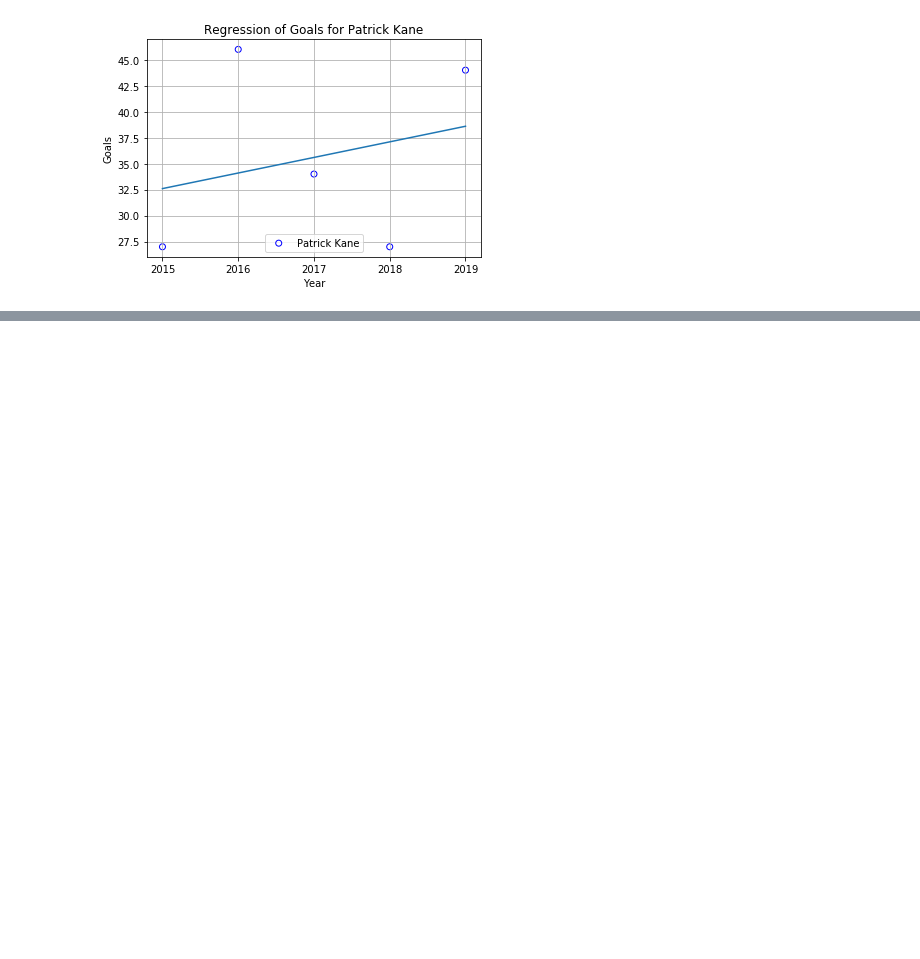
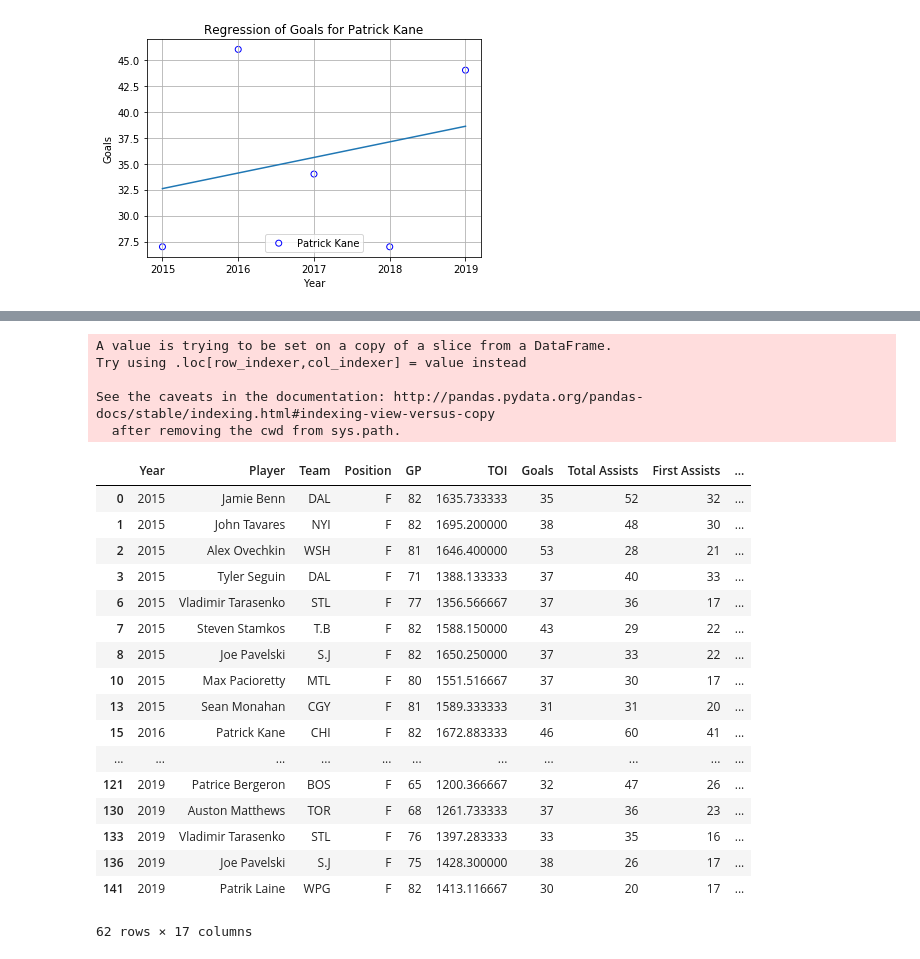
Before and after one commit to dbasilio/data-analysis-hockey, a Jupyter notebook: goals_analysis.ipynb, the cells around one changed output, grey strips where cells are left out. Drawn from its saved outputs; the diff is of its cells as text; code cells hidden in the pictures; blank space fills up the shorter version.

```diff
--- a/goals_analysis.ipynb
+++ b/goals_analysis.ipynb
@@ -185,0 +250,28 @@ Nikita Kucherov has the maximum slope and has been consistently improving over y
+# %%
+#Get the players who have scored more than 30 goals atleast 3 times
+Playerscount3 = add_players_count(Players_with_specific_goals,'Player')
+Playerscount3
+# %% [output]
+A value is trying to be set on a copy of a slice from a DataFrame.
+Try using .loc[row_indexer,col_indexer] = value instead
+
+See the caveats in the documentation: http://pandas.pydata.org/pandas-docs/stable/indexing.html#indexing-view-versus-copy
+  after removing the cwd from sys.path.
+|  | Year | Player | Team | Position | GP | TOI | Goals | Total Assists | First Assists | ... |
+| 0 | 2015 | Jamie Benn | DAL | F | 82 | 1635.733333 | 35 | 52 | 32 | ... |
+| 1 | 2015 | John Tavares | NYI | F | 82 | 1695.200000 | 38 | 48 | 30 | ... |
+| 2 | 2015 | Alex Ovechkin | WSH | F | 81 | 1646.400000 | 53 | 28 | 21 | ... |
+| 3 | 2015 | Tyler Seguin | DAL | F | 71 | 1388.133333 | 37 | 40 | 33 | ... |
+| 6 | 2015 | Vladimir Tarasenko | STL | F | 77 | 1356.566667 | 37 | 36 | 17 | ... |
+| 7 | 2015 | Steven Stamkos | T.B | F | 82 | 1588.150000 | 43 | 29 | 22 | ... |
+| 8 | 2015 | Joe Pavelski | S.J | F | 82 | 1650.250000 | 37 | 33 | 22 | ... |
+| 10 | 2015 | Max Pacioretty | MTL | F | 80 | 1551.516667 | 37 | 30 | 17 | ... |
+| 13 | 2015 | Sean Monahan | CGY | F | 81 | 1589.333333 | 31 | 31 | 20 | ... |
+| 15 | 2016 | Patrick Kane | CHI | F | 82 | 1672.883333 | 46 | 60 | 41 | ... |
+| ... | ... | ... | ... | ... | ... | ... | ... | ... | ... | ... |
+| 121 | 2019 | Patrice Bergeron | BOS | F | 65 | 1200.366667 | 32 | 47 | 26 | ... |
+| 130 | 2019 | Auston Matthews | TOR | F | 68 | 1261.733333 | 37 | 36 | 23 | ... |
+| 133 | 2019 | Vladimir Tarasenko | STL | F | 76 | 1397.283333 | 33 | 35 | 16 | ... |
+| 136 | 2019 | Joe Pavelski | S.J | F | 75 | 1428.300000 | 38 | 26 | 17 | ... |
+| 141 | 2019 | Patrik Laine | WPG | F | 82 | 1413.116667 | 30 | 20 | 17 | ... |
+62 rows × 17 columns
```
Also changed, not shown: parts of 28 cells of this notebook.
